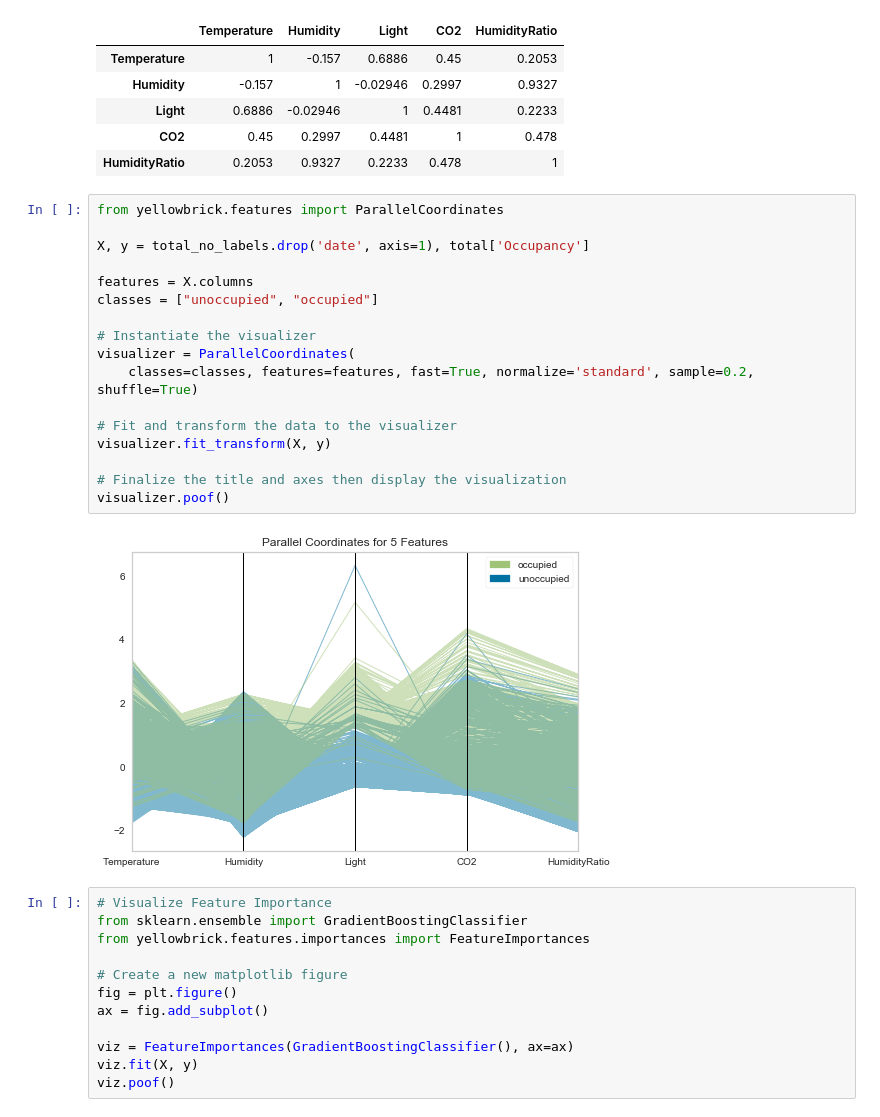
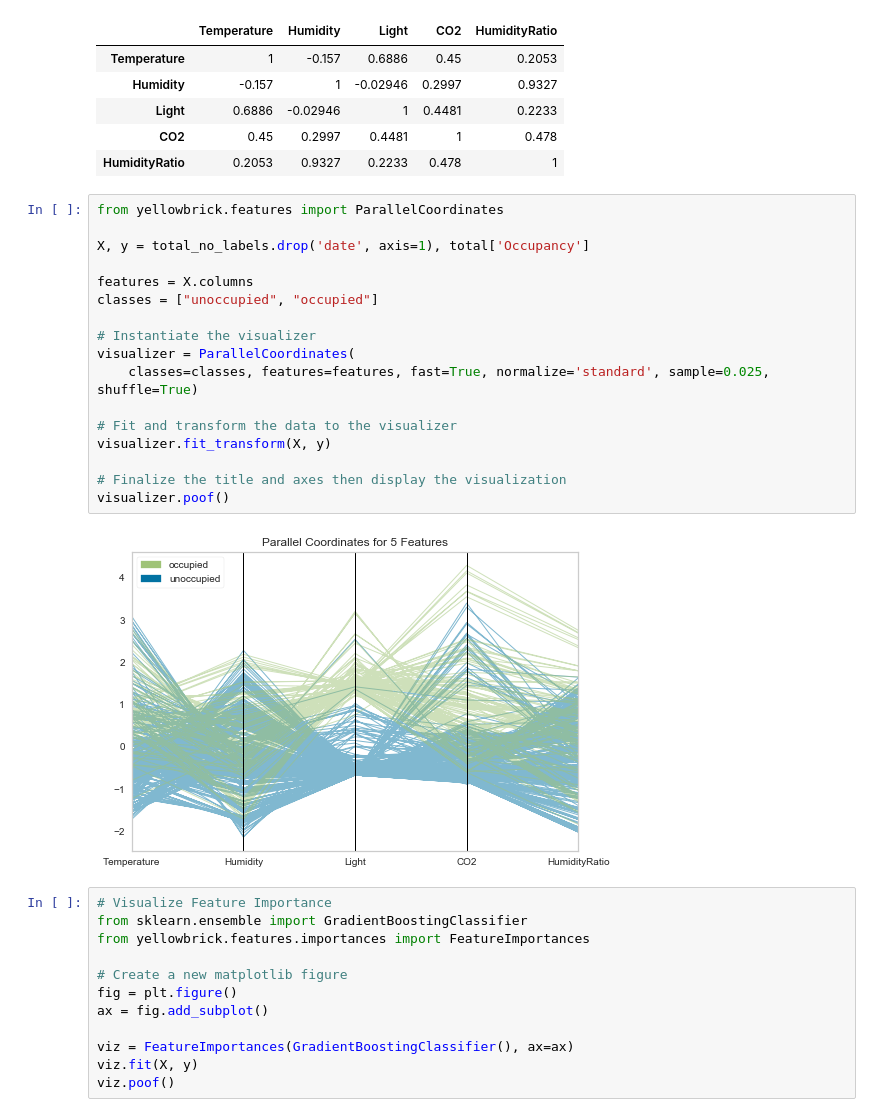
Before and after one commit to dshlai/room_occupancy_prediction, a Jupyter notebook: occupancy_prediction_eda.ipynb, the cells around one changed output. Cells and saved outputs as stored; diff of their text form.

```diff
--- a/occupancy_prediction_eda.ipynb
+++ b/occupancy_prediction_eda.ipynb
@@ -69,22 +69,22 @@ corr.style.background_gradient(cmap='coolwarm').set_precision(4)
 # %%
 from yellowbrick.features import ParallelCoordinates
 
 X, y = total_no_labels.drop('date', axis=1), total['Occupancy']
 
 features = X.columns
 classes = ["unoccupied", "occupied"]
 
 # Instantiate the visualizer
 visualizer = ParallelCoordinates(
-    classes=classes, features=features, fast=True, normalize='standard', sample=0.2, shuffle=True)
+    classes=classes, features=features, fast=True, normalize='standard', sample=0.025, shuffle=True)
 
 # Fit and transform the data to the visualizer
 visualizer.fit_transform(X, y)
 
 # Finalize the title and axes then display the visualization
 visualizer.poof()
 # %% [output]
-[figure, old version]
+[figure, new version]
 # %%
 # Visualize Feature Importance
 from sklearn.ensemble import GradientBoostingClassifier
```
Also changed, not shown: parts of 1 cell of this notebook.
